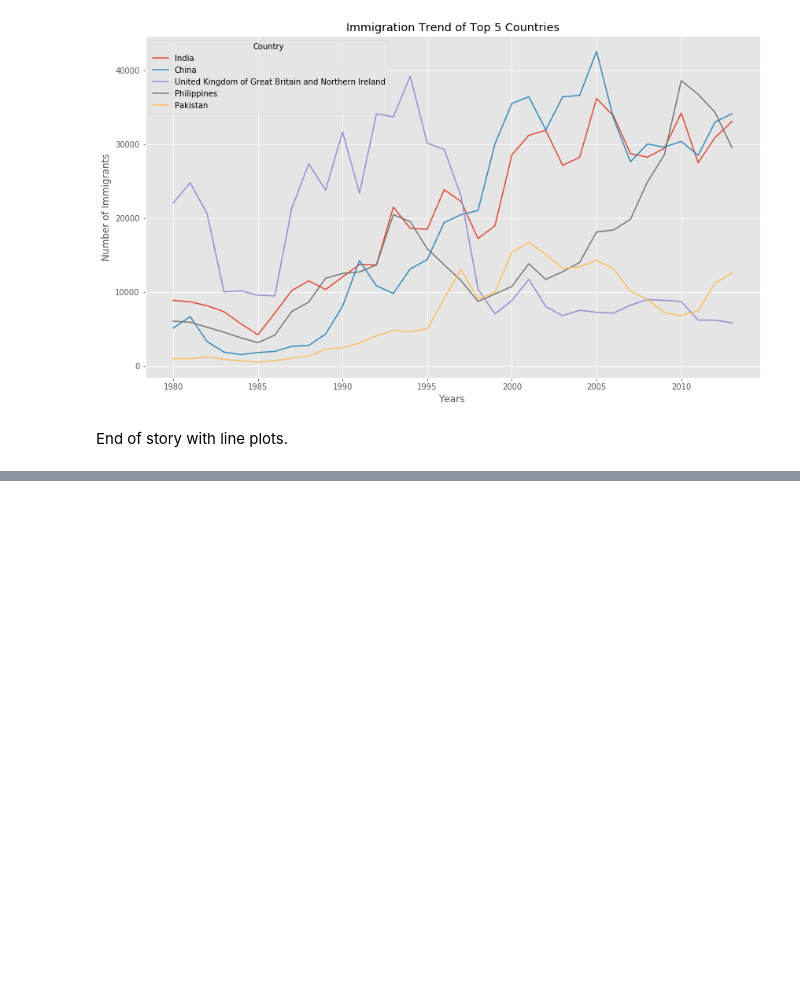
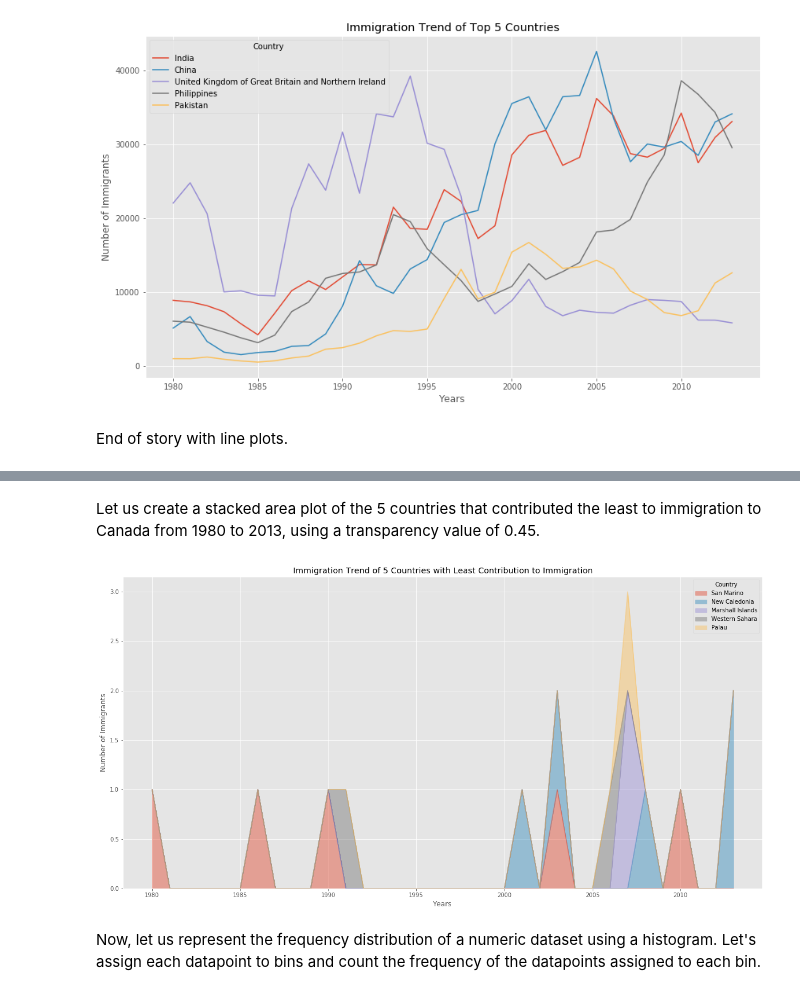
Before and after one commit to Jason-Amith/Data-Visualization-with-Python, a Jupyter notebook: ImmiCan.ipynb, the cells around one changed output, grey strips where cells are left out. Cells and saved outputs as stored; diff of their text form; code cells hidden in the pictures; blank space fills up the shorter version.

```diff
--- a/ImmiCan.ipynb
+++ b/ImmiCan.ipynb
@@ -532,0 +583,24 @@ End of story with line plots.
+# %% [markdown]
+Let us create a stacked area plot of the 5 countries that contributed the least to immigration to Canada from 1980 to 2013, using a transparency value of 0.45.
+# %%
+# get the 5 countries with the least contribution
+df_least5 = df_can.tail(5)
+
+# transpose the dataframe
+df_least5 = df_least5[years].transpose()
+df_least5.head()
+
+df_least5.index = df_least5.index.map(int) # let's change the index values of df_least5 to type integer for plotting
+df_least5.plot(kind='area', alpha=0.45, figsize=(20, 10))
+
+plt.title('Immigration Trend of 5 Countries with Least Contribution to Immigration')
+plt.ylabel('Number of Immigrants')
+plt.xlabel('Years')
+
+plt.show()
+# %% [output]
+[figure, added]
+# %% [markdown]
+Now, let us represent the frequency distribution of a numeric dataset using a histogram.
+Let's assign each datapoint to bins and count the frequency of the datapoints assigned to
+each bin.
```
Also changed, not shown: parts of 9 cells of this notebook.
